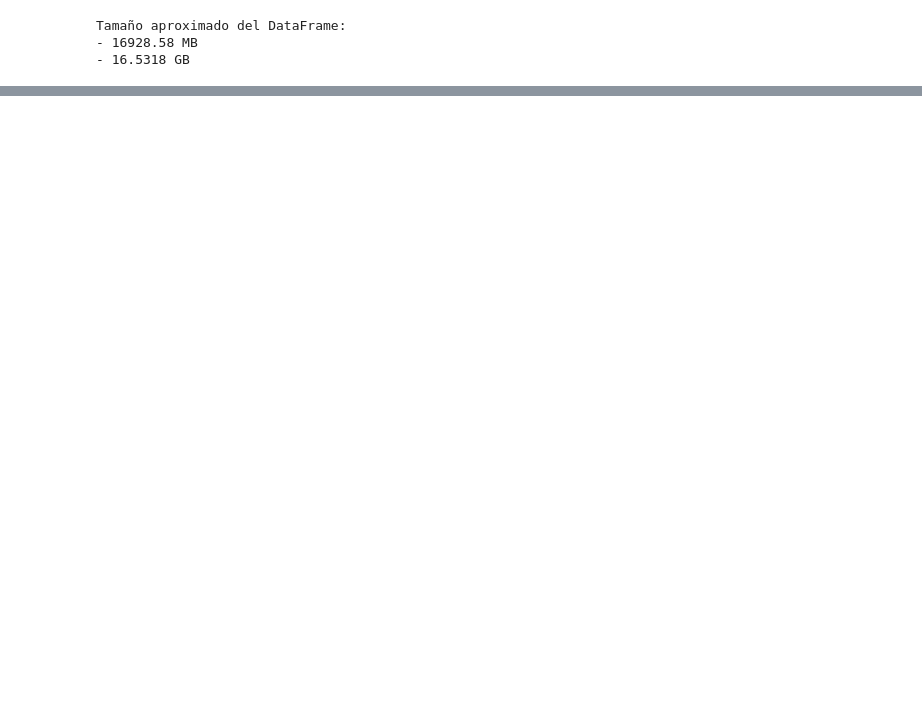
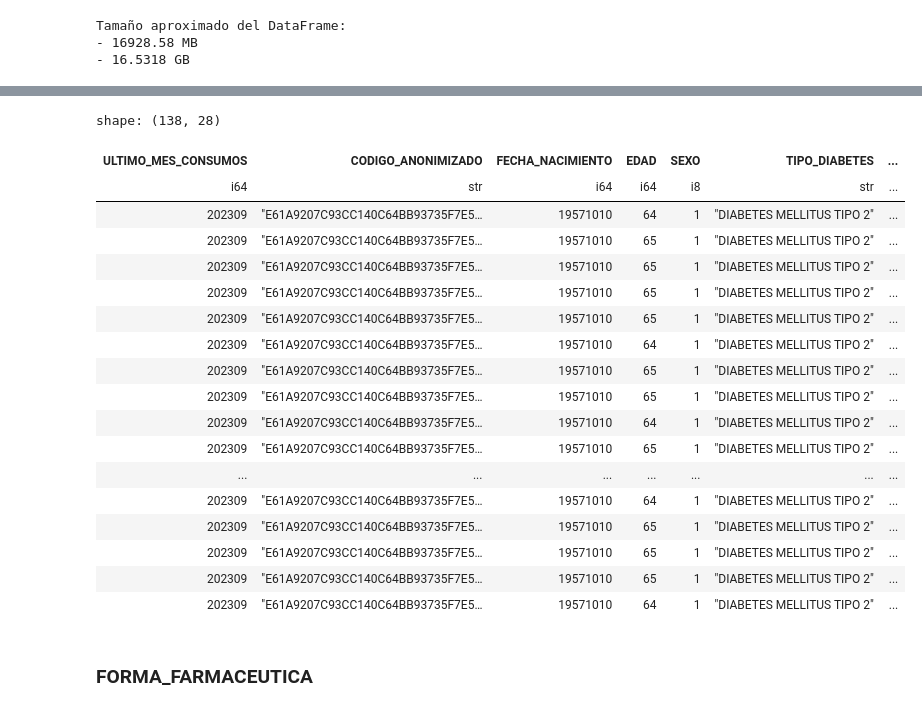
Before and after one commit to vlenix2505/Dataton_CONOVATEC, a Jupyter notebook: CONOVATEC.ipynb, the cells around one changed output, grey strips where cells are left out. Cells and saved outputs as stored; diff of their text form; code cells hidden in the pictures; blank space fills up the shorter version.

```diff
--- a/CONOVATEC.ipynb
+++ b/CONOVATEC.ipynb
@@ -223,0 +406,26 @@ shape: (3, 2)
+# %%
+df.filter(
+    pl.col("CODIGO_ANONIMIZADO").str.starts_with("E61A9207C93CC140C64BB93735F7E5")
+)
+# %% [output]
+shape: (138, 28)
+| ULTIMO_MES_CONSUMOS | CODIGO_ANONIMIZADO | FECHA_NACIMIENTO | EDAD | SEXO | TIPO_DIABETES | ... |
+| i64 | str | i64 | i64 | i8 | str | ... |
+| 202309 | "E61A9207C93CC140C64BB93735F7E5… | 19571010 | 64 | 1 | "DIABETES MELLITUS TIPO 2" | ... |
+| 202309 | "E61A9207C93CC140C64BB93735F7E5… | 19571010 | 65 | 1 | "DIABETES MELLITUS TIPO 2" | ... |
+| 202309 | "E61A9207C93CC140C64BB93735F7E5… | 19571010 | 65 | 1 | "DIABETES MELLITUS TIPO 2" | ... |
+| 202309 | "E61A9207C93CC140C64BB93735F7E5… | 19571010 | 65 | 1 | "DIABETES MELLITUS TIPO 2" | ... |
+| 202309 | "E61A9207C93CC140C64BB93735F7E5… | 19571010 | 65 | 1 | "DIABETES MELLITUS TIPO 2" | ... |
+| 202309 | "E61A9207C93CC140C64BB93735F7E5… | 19571010 | 64 | 1 | "DIABETES MELLITUS TIPO 2" | ... |
+| 202309 | "E61A9207C93CC140C64BB93735F7E5… | 19571010 | 65 | 1 | "DIABETES MELLITUS TIPO 2" | ... |
+| 202309 | "E61A9207C93CC140C64BB93735F7E5… | 19571010 | 65 | 1 | "DIABETES MELLITUS TIPO 2" | ... |
+| 202309 | "E61A9207C93CC140C64BB93735F7E5… | 19571010 | 64 | 1 | "DIABETES MELLITUS TIPO 2" | ... |
+| 202309 | "E61A9207C93CC140C64BB93735F7E5… | 19571010 | 65 | 1 | "DIABETES MELLITUS TIPO 2" | ... |
+| ... | ... | ... | ... | ... | ... | ... |
+| 202309 | "E61A9207C93CC140C64BB93735F7E5… | 19571010 | 64 | 1 | "DIABETES MELLITUS TIPO 2" | ... |
+| 202309 | "E61A9207C93CC140C64BB93735F7E5… | 19571010 | 65 | 1 | "DIABETES MELLITUS TIPO 2" | ... |
+| 202309 | "E61A9207C93CC140C64BB93735F7E5… | 19571010 | 65 | 1 | "DIABETES MELLITUS TIPO 2" | ... |
+| 202309 | "E61A9207C93CC140C64BB93735F7E5… | 19571010 | 65 | 1 | "DIABETES MELLITUS TIPO 2" | ... |
+| 202309 | "E61A9207C93CC140C64BB93735F7E5… | 19571010 | 64 | 1 | "DIABETES MELLITUS TIPO 2" | ... |
+# %% [markdown]
+### FORMA_FARMACEUTICA
```
Also changed, not shown: parts of 34 cells of this notebook.
